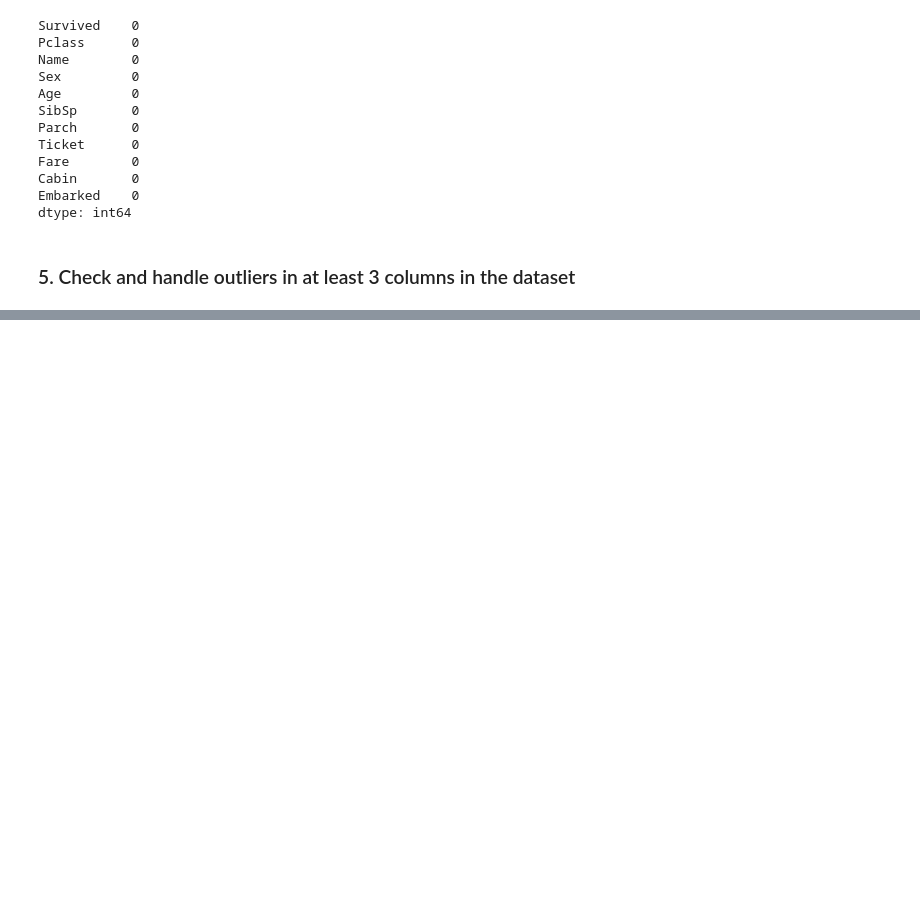
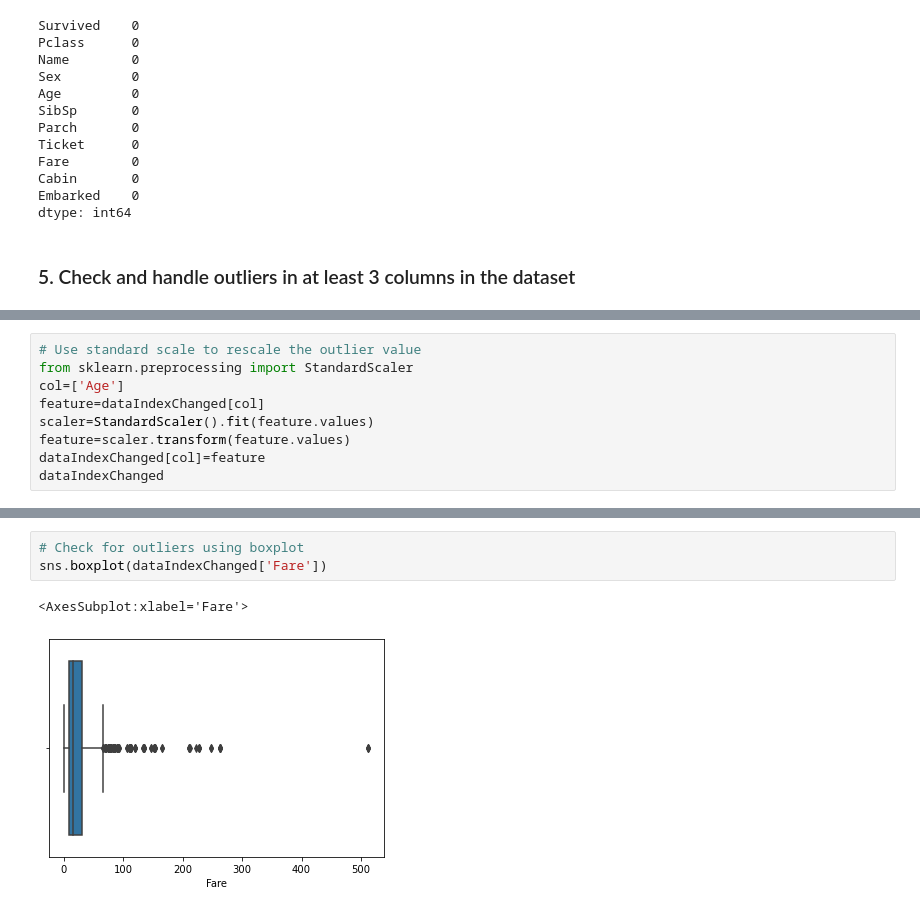
Before and after one commit to pramod099/ICT-Academy-Data-Science, a Jupyter notebook: case-study-#05-data-preprocessing.ipynb, the cells around one changed output, grey strips where cells are left out. Drawn from its saved outputs; the diff is of its cells as text; blank space fills up the shorter version.

```diff
--- a/case-study-#05-data-preprocessing.ipynb
+++ b/case-study-#05-data-preprocessing.ipynb
@@ -150,0 +184,9 @@ dtype: int64
+# %%
+# Use standard scale to rescale the outlier value
+from sklearn.preprocessing import StandardScaler
+col=['Age']
+feature=dataIndexChanged[col]
+scaler=StandardScaler().fit(feature.values)
+feature=scaler.transform(feature.values)
+dataIndexChanged[col]=feature
+dataIndexChanged
@@ -150,0 +208,6 @@ dtype: int64
+# %%
+# Check for outliers using boxplot
+sns.boxplot(dataIndexChanged['Fare'])
+# %% [output]
+<AxesSubplot:xlabel='Fare'>
+[figure, added]
```
Also changed, not shown: parts of 14 cells of this notebook.
